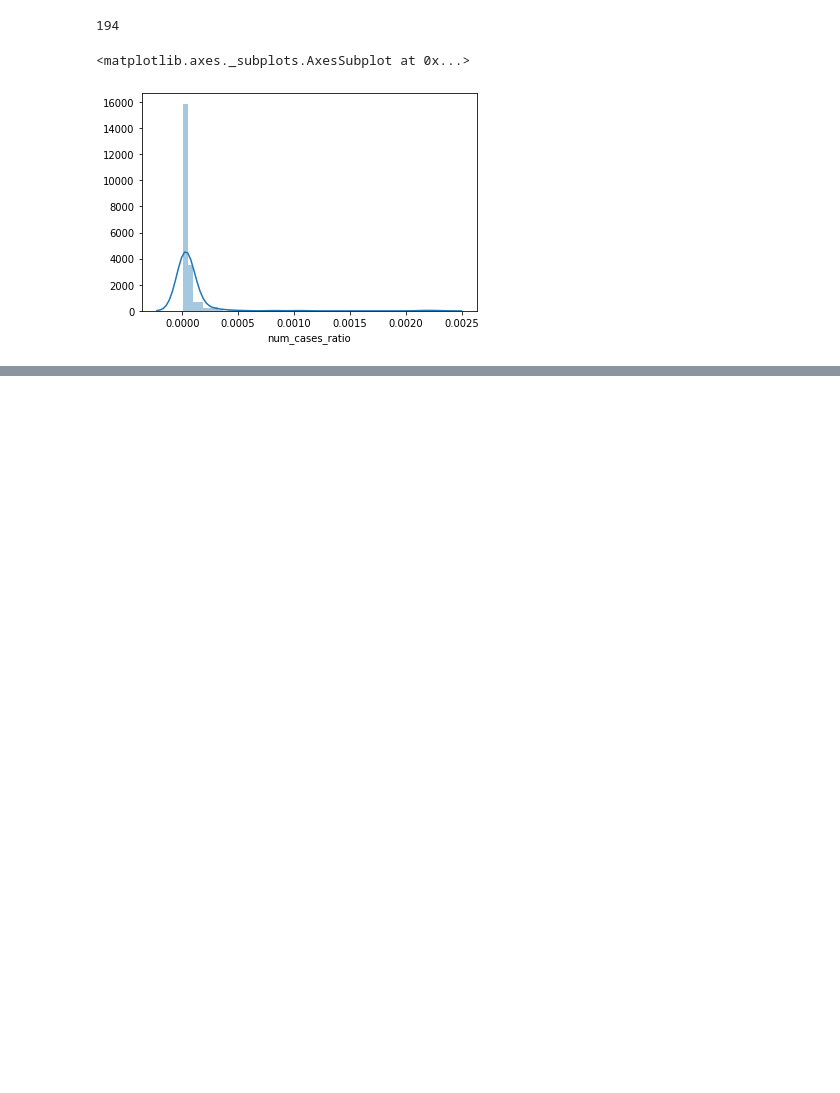
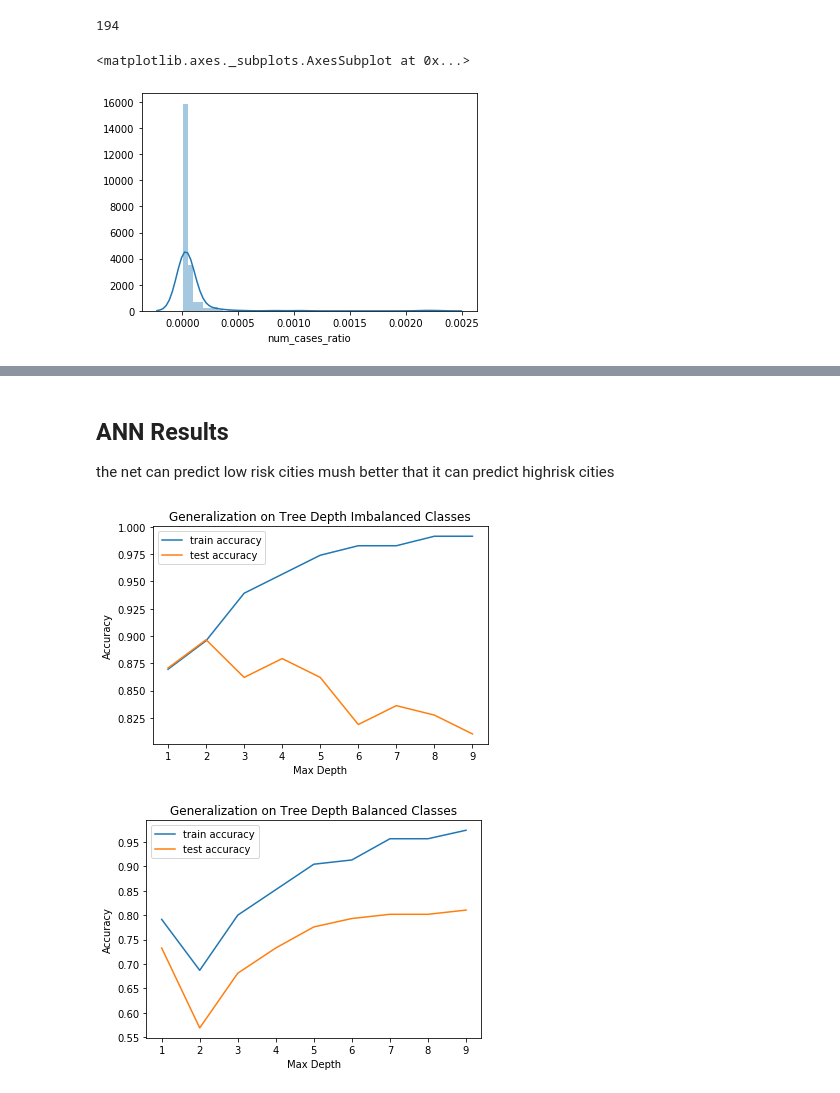
Before and after one commit to Nickjgniklu/FinalProject-CS6830, a Jupyter notebook: RegionsNick.ipynb, the cells around one changed output, grey strips where cells are left out. Drawn from its saved outputs; the diff is of its cells as text; code cells hidden in the pictures; blank space fills up the shorter version.

Commit message:
fixed network input and created a tree

```diff
--- a/RegionsNick.ipynb
+++ b/RegionsNick.ipynb
@@ -291,7 +304,7 @@ scaler.fit(X_train)
 X_train = scaler.transform(X_train)
 X_test = scaler.transform(X_test)
 # %%
-mlp = MLPClassifier(hidden_layer_sizes=(6, 3),max_iter=10,solver="lbfgs")
+mlp = MLPClassifier(hidden_layer_sizes=(512,256,128,50, 10),max_iter=100000,solver="sgd")
 print("training started")
 mlp.fit(X_train,y_train)
 print("training stoped")
@@ -320,0 +329,39 @@ weighted avg       1.00      1.00      1.00        58
+# %% [markdown]
+## ANN Results
+the net can predict low risk cities mush better that it can predict highrisk cities
+# %%
+depths = [1, 2, 3, 4, 5, 6, 7, 8, 9]
+def depth_score(depth, weight) :
+    train_accs = []
+    test_accs = []
+    for i in depth:
+        clf = DecisionTreeClassifier(max_depth=i, random_state=1, class_weight=weight)
+        clf = clf.fit(X_train, y_train)
+        # rows are the true classes, columns are the predicted classes
+#         display('train acc: ' + str(clf.score(X_train, y_train)))
+        train_acc = clf.score(X_train, y_train)
+        train_accs.append(train_acc)
+#         display('test acc: ' + str(clf.score(X_test, y_test)))
+        test_acc = clf.score(X_test, y_test)
+        test_accs.append(test_acc)
+#         y_pred = clf.predict(X_test)
+#         display('Confusion Matrix:')
+#         display(confusion_matrix(y_test, y_pred))
+    return train_accs, test_accs
+trains, tests = depth_score(depths, None)
+trains_balanced, tests_balanced = depth_score(depths, 'balanced')
+# %%
+def gen_plot(depths, trains, tests, title):
+    plt.plot(depths, trains)
+    plt.plot(depths, tests)
+    plt.ylabel('Accuracy')
+    plt.xlabel('Max Depth')
+    plt.legend(('train accuracy', 'test accuracy'))
+    plt.title(title)
+    plt.show()
+
+gen_plot(depths, trains, tests, 'Generalization on Tree Depth Imbalanced Classes')
+gen_plot(depths, trains_balanced, tests_balanced, 'Generalization on Tree Depth Balanced Classes')
+# %% [output]
+[figure, added]
+[figure, added]
```
Also changed, not shown: parts of 8 cells of this notebook.
